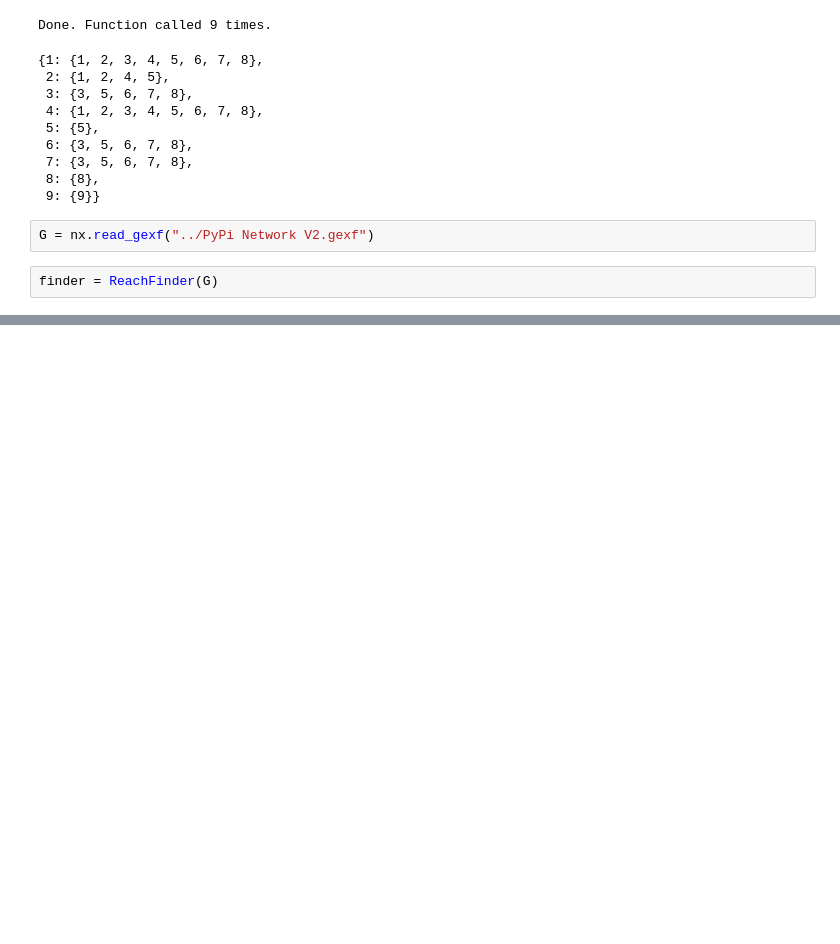
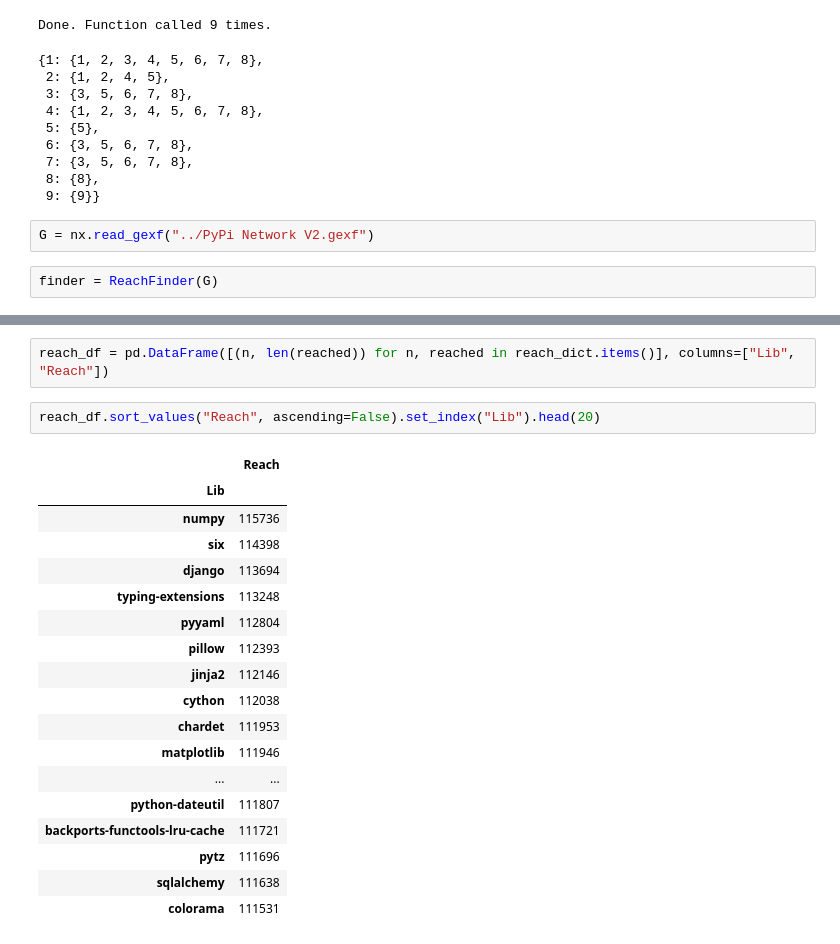
Before and after one commit to facundojgarcia02/CoNet, a Jupyter notebook: Tp Final/analysis/testing.ipynb, the cells around one changed output, grey strips where cells are left out. Drawn from its saved outputs; the diff is of its cells as text; blank space fills up the shorter version.

Commit message:
testeo del ReachFinder en nuestra red

```diff
--- a/Tp Final/analysis/testing.ipynb
+++ b/Tp Final/analysis/testing.ipynb
@@ -217,0 +216,23 @@ Error:
+# %%
+reach_df = pd.DataFrame([(n, len(reached)) for n, reached in reach_dict.items()], columns=["Lib", "Reach"])
+# %%
+reach_df.sort_values("Reach", ascending=False).set_index("Lib").head(20)
+# %% [output]
+|  | Reach |
+| Lib |  |
+| numpy | 115736 |
+| six | 114398 |
+| django | 113694 |
+| typing-extensions | 113248 |
+| pyyaml | 112804 |
+| pillow | 112393 |
+| jinja2 | 112146 |
+| cython | 112038 |
+| chardet | 111953 |
+| matplotlib | 111946 |
+| ... | ... |
+| python-dateutil | 111807 |
+| backports-functools-lru-cache | 111721 |
+| pytz | 111696 |
+| sqlalchemy | 111638 |
+| colorama | 111531 |
```
Also changed, not shown: parts of 1 cell of this notebook.
